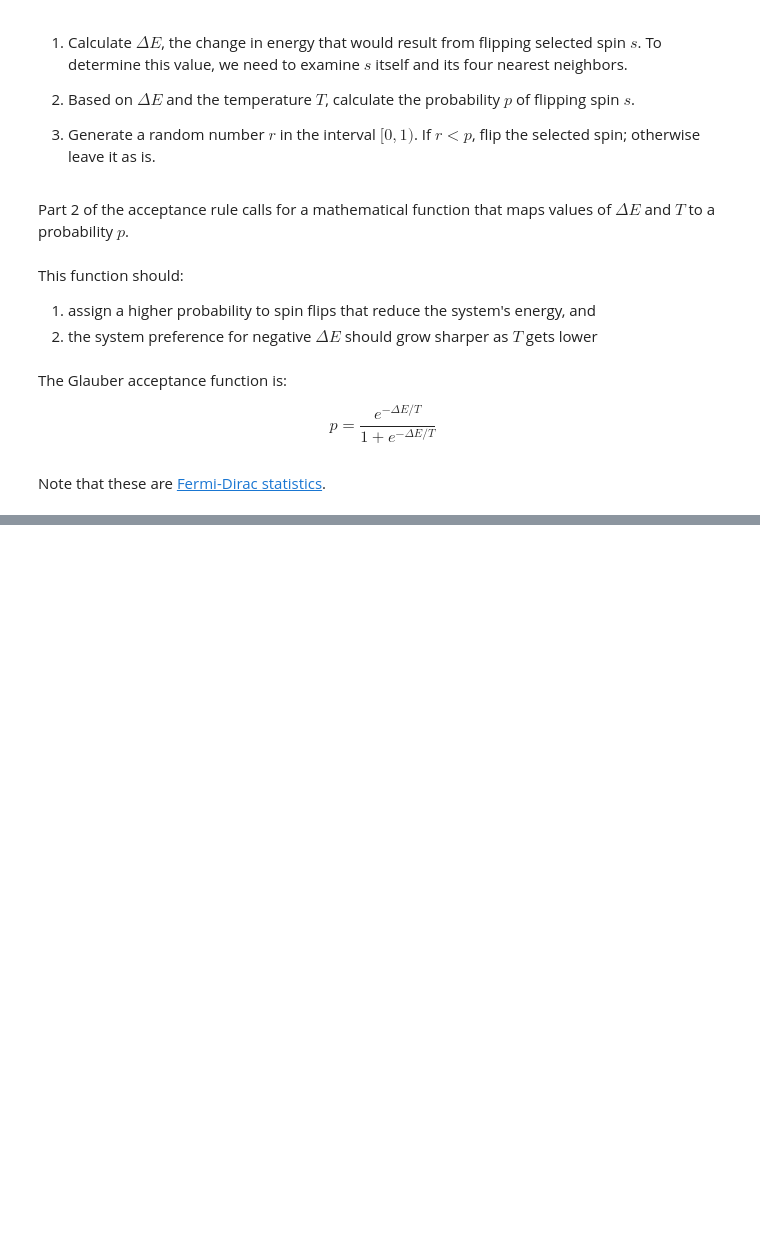
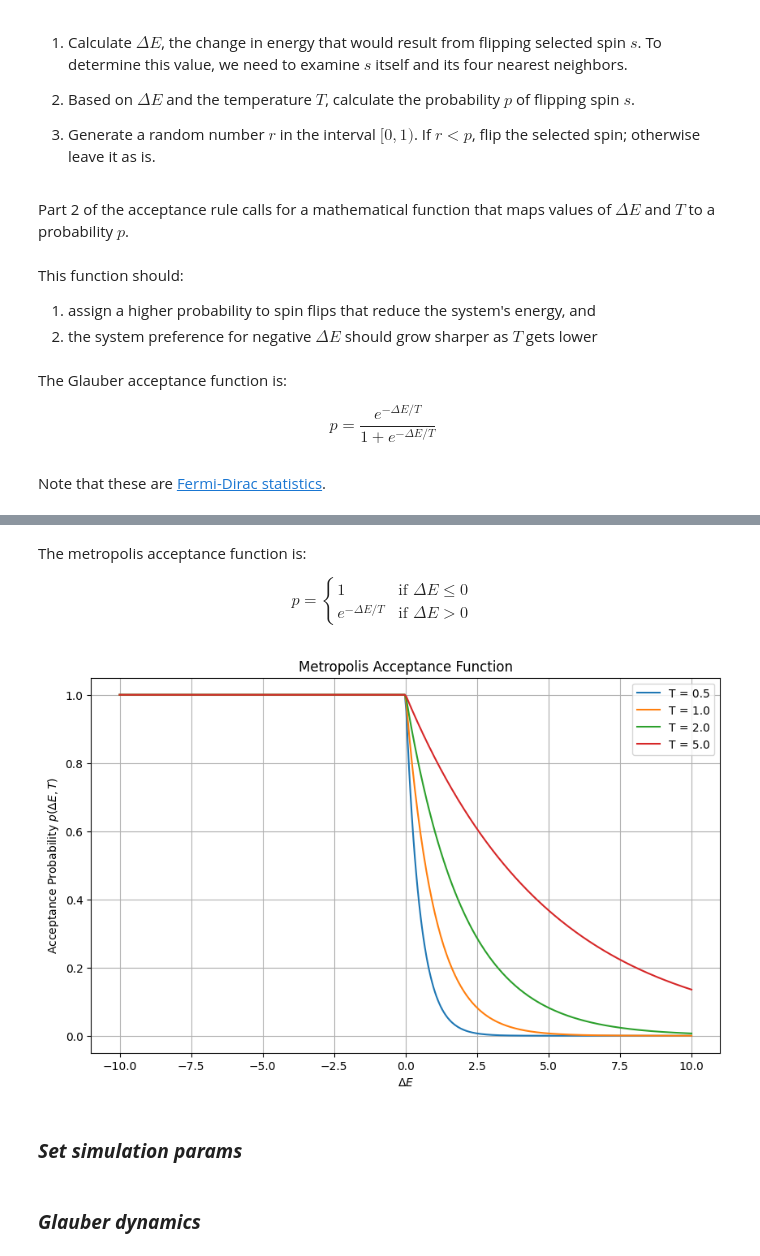
Before and after one commit to the-ninth-wave/EB_GFN, a Jupyter notebook: ising_dynamics.ipynb, the cells around one changed output, grey strips where cells are left out. Cells and saved outputs as stored; diff of their text form; code cells hidden in the pictures; blank space fills up the shorter version.

```diff
--- a/ising_dynamics.ipynb
+++ b/ising_dynamics.ipynb
@@ -98,0 +61,10 @@ def plot_lattice(lattice, step):
+# %% [markdown]
+The metropolis acceptance function is:
+
+$$
+p =
+\begin{cases}
+1 & \text{ if } \Delta E \leq 0 \\
+e^{-\Delta E/T} & \text{ if } \Delta E > 0
+\end{cases}
+$$
@@ -99,2 +75,9 @@ def plot_lattice(lattice, step):
+# %%
+importlib.reload(ising_utils)
+ising_utils.plot_metroplis_acceptance()
+# %% [output]
+[figure, added]
+# %% [markdown]
+### **_Set simulation params_**
 # %%
 # Parameters
@@ -104,2 +87,4 @@ steps = 10000   # Number of steps
+# %% [markdown]
+### **_Glauber dynamics_**
 # %%
 # Initialize and simulate
```
Also changed, not shown: parts of 48 cells of this notebook, 1 other file.
